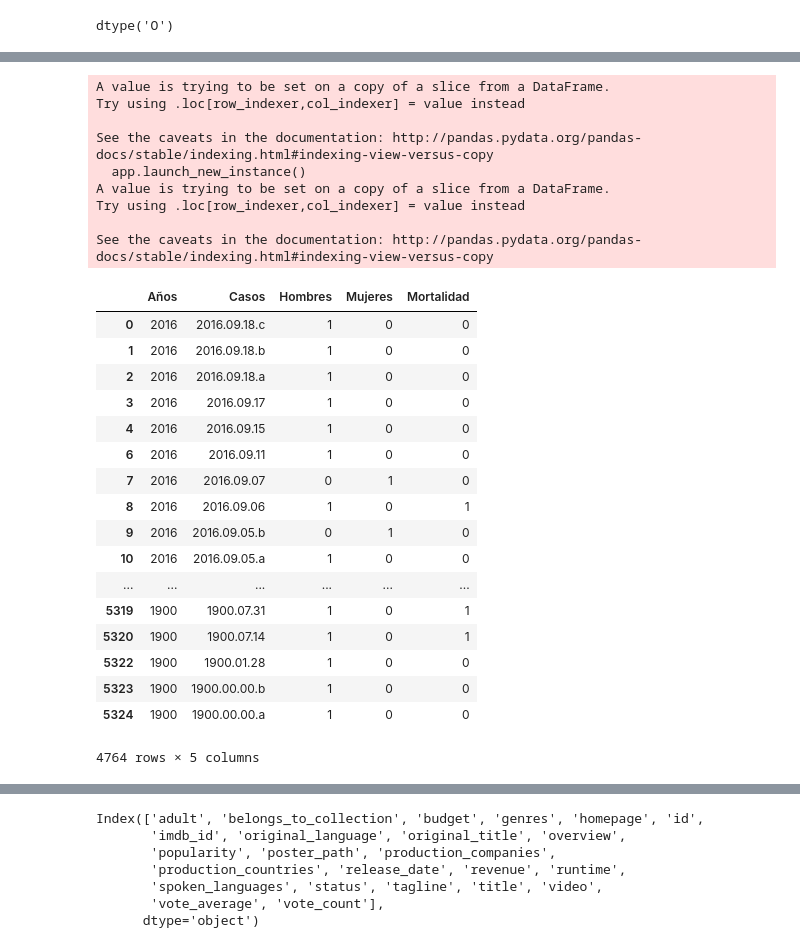
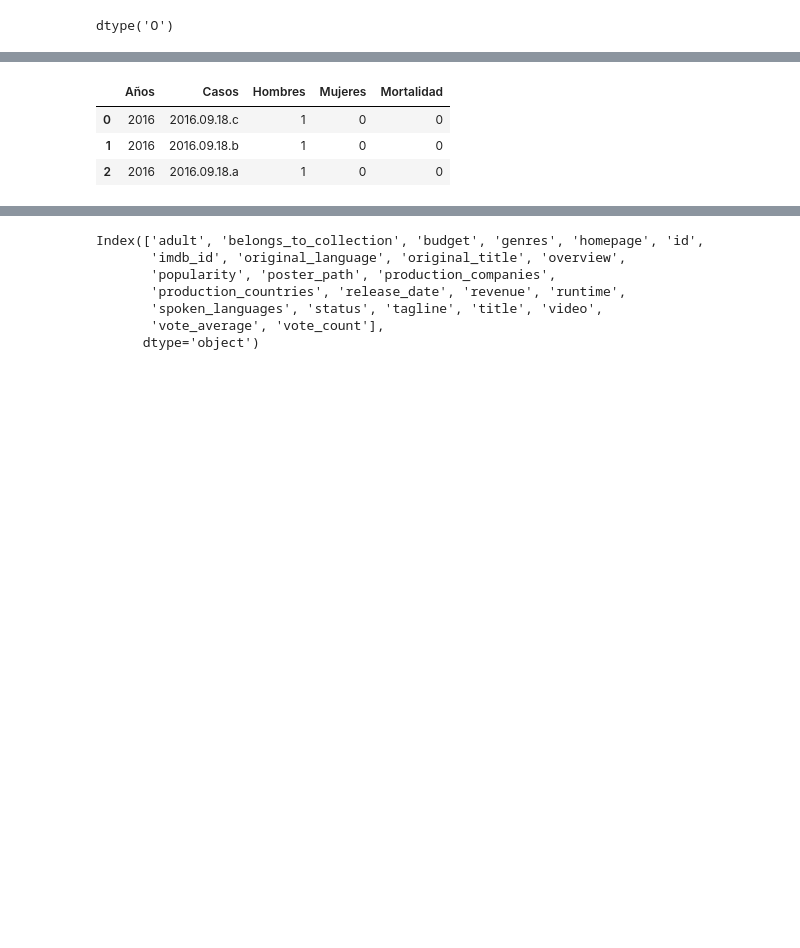
Before and after one commit to Alejorro/Analysis-dataset-Shark-attacks, a Jupyter notebook: Analysis_Dataset_Shark_Attacks.ipynb, the cells around one changed output, grey strips where cells are left out. Cells and saved outputs as stored; diff of their text form; code cells hidden in the pictures; blank space fills up the shorter version.

```diff
--- a/Analysis_Dataset_Shark_Attacks.ipynb
+++ b/Analysis_Dataset_Shark_Attacks.ipynb
@@ -121,52 +82,29 @@ df4["Género"] = df4["Género"].astype(str)
 # %%
 df4['Hombres'] = df4.Género.apply(lambda x: x=="M")
 
 df4['Mujeres'] = df4.Género.apply(lambda x: x=="F")
 
 df4 = df4[["Años","Casos","Hombres","Mujeres","Mortalidad"]]
 
 def genero_fixing(x):
 
     if x == True:
         return 1
 
     else:
         return 0
 
 
 df4['Mujeres'] = df4.Mujeres.apply(genero_fixing)
 
 df4['Hombres'] = df4.Hombres.apply(genero_fixing)
 
-df4
+df4.head(3)
 # %% [output]
-A value is trying to be set on a copy of a slice from a DataFrame.
-Try using .loc[row_indexer,col_indexer] = value instead
-
-See the caveats in the documentation: http://pandas.pydata.org/pandas-docs/stable/indexing.html#indexing-view-versus-copy
-  app.launch_new_instance()
-A value is trying to be set on a copy of a slice from a DataFrame.
-Try using .loc[row_indexer,col_indexer] = value instead
-
-See the caveats in the documentation: http://pandas.pydata.org/pandas-docs/stable/indexing.html#indexing-view-versus-copy
 |  | Años | Casos | Hombres | Mujeres | Mortalidad |
 | 0 | 2016 | 2016.09.18.c | 1 | 0 | 0 |
 | 1 | 2016 | 2016.09.18.b | 1 | 0 | 0 |
 | 2 | 2016 | 2016.09.18.a | 1 | 0 | 0 |
-| 3 | 2016 | 2016.09.17 | 1 | 0 | 0 |
-| 4 | 2016 | 2016.09.15 | 1 | 0 | 0 |
-| 6 | 2016 | 2016.09.11 | 1 | 0 | 0 |
-| 7 | 2016 | 2016.09.07 | 0 | 1 | 0 |
-| 8 | 2016 | 2016.09.06 | 1 | 0 | 1 |
-| 9 | 2016 | 2016.09.05.b | 0 | 1 | 0 |
-| 10 | 2016 | 2016.09.05.a | 1 | 0 | 0 |
-| ... | ... | ... | ... | ... | ... |
-| 5319 | 1900 | 1900.07.31 | 1 | 0 | 1 |
-| 5320 | 1900 | 1900.07.14 | 1 | 0 | 1 |
-| 5322 | 1900 | 1900.01.28 | 1 | 0 | 0 |
-| 5323 | 1900 | 1900.00.00.b | 1 | 0 | 0 |
-| 5324 | 1900 | 1900.00.00.a | 1 | 0 | 0 |
-4764 rows × 5 columns
 # %%
 df4 = df4.groupby(["Años"]).agg({'Casos':'count', 'Hombres': 'sum', 'Mujeres': 'sum', 'Mortalidad':'sum'}).dropna().reset_index()
 
```
Also changed, not shown: parts of 14 cells of this notebook.
